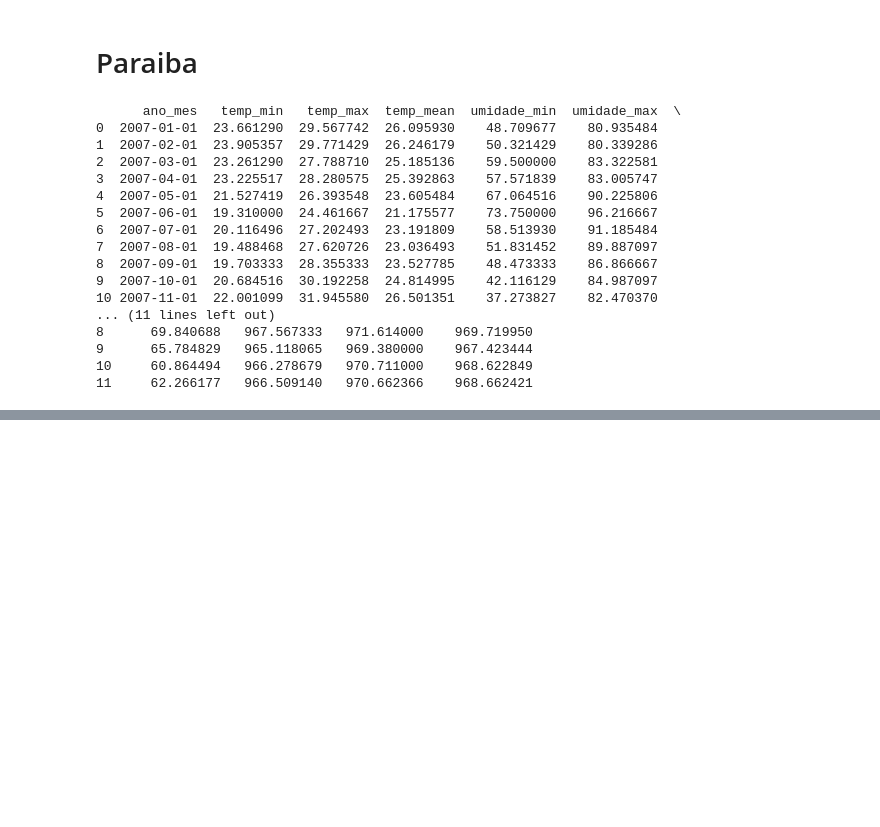
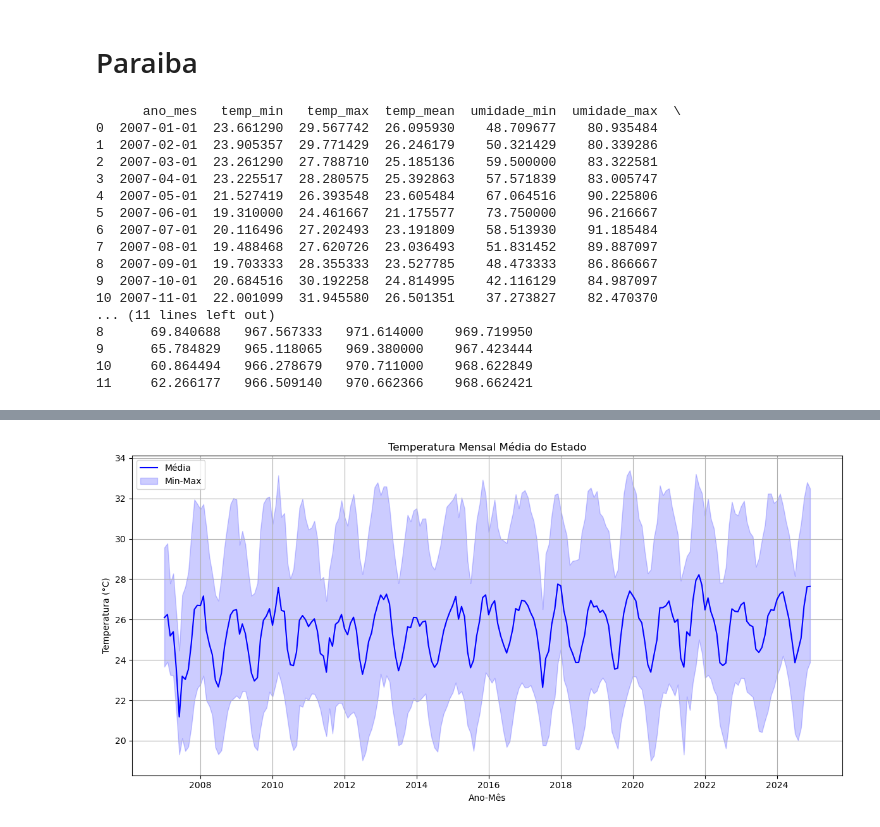
Before and after one commit to luquech/DadosTCC, a Jupyter notebook: DADOS_INMET.ipynb, the cells around one changed output, grey strips where cells are left out. Drawn from its saved outputs; the diff is of its cells as text; code cells hidden in the pictures; blank space fills up the shorter version.

```diff
--- a/DADOS_INMET.ipynb
+++ b/DADOS_INMET.ipynb
@@ -2644,2 +2669,29 @@ print(media_mensal_estado.head(12))
 # %%
 media_mensal_estado.to_csv('media_mensal_estado.csv', index=False, encoding='utf-8')
+# %%
+import matplotlib.pyplot as plt
+
+plt.figure(figsize=(12,6))
+
+# Plot linha da média
+plt.plot(media_mensal_estado['ano_mes'], media_mensal_estado['temp_mean'], color='blue', label='Média')
+
+# Sombreia entre min e max
+plt.fill_between(
+    media_mensal_estado['ano_mes'],
+    media_mensal_estado['temp_min'],
+    media_mensal_estado['temp_max'],
+    color='blue',
+    alpha=0.2,
+    label='Min-Max'
+)
+
+plt.title('Temperatura Mensal Média do Estado')
+plt.xlabel('Ano-Mês')
+plt.ylabel('Temperatura (°C)')
+plt.grid(True)
+plt.legend()
+plt.tight_layout()
+plt.show()
+# %% [output]
+[figure, added]
```
Also changed, not shown: parts of 8 cells of this notebook.
